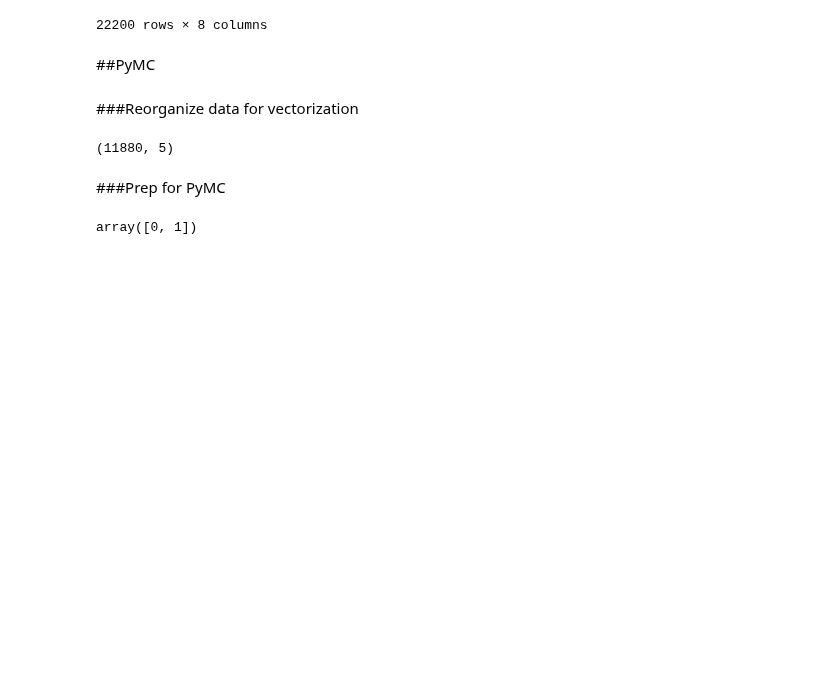
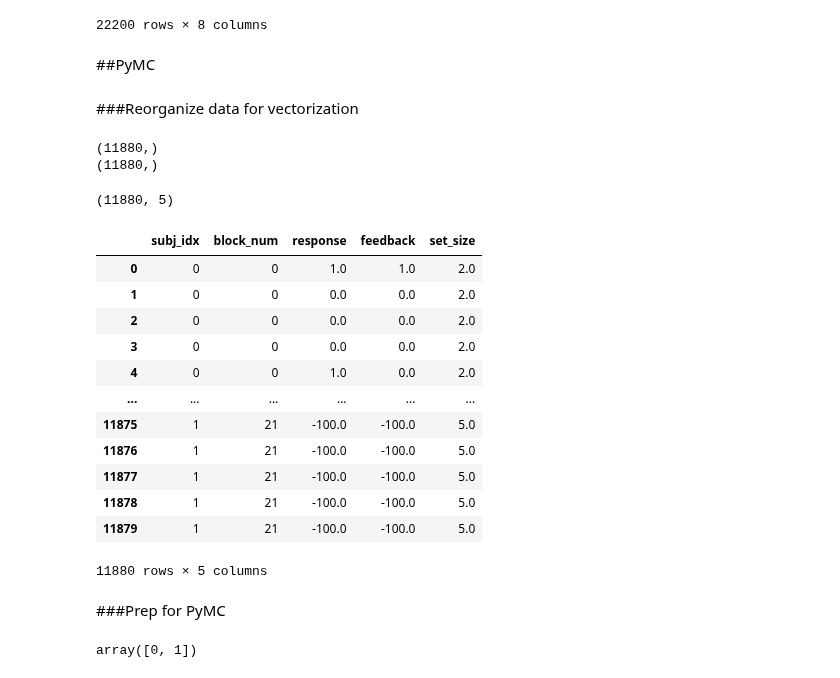
Before and after one commit to TheLemonPig/RL-SSM, a Jupyter notebook: rlwm_testing.ipynb, the cells around one changed output. Cells and saved outputs as stored; diff of their text form; code cells hidden in the pictures; blank space fills up the shorter version.

```diff
--- a/rlwm_testing.ipynb
+++ b/rlwm_testing.ipynb
@@ -589,12 +589,14 @@ n_participants = df['subj_idx'].max() + 1
 n_choices = int(df['response'].max()) + 1
 n_blocks = int(df['block_num'].max()) + 1
 
-shape = (max_trials, n_participants, n_choices, n_blocks)
-choices = np.ones(shape) * -1
-rewards = np.ones(shape) * -1
-set_sizes = np.ones(shape) * np.inf # setting to np.inf to enforce that no padding
-subj_idxs = np.tile(np.arange(n_participants),[max_trials, n_choices, n_blocks]).flatten()
-block_nums = np.repeat(np.arange(n_participants), repeats=max_trials*n_choices*n_blocks).flatten()
+shape = (n_participants, n_blocks, max_trials, n_choices)
+choices = np.ones(shape) * -100
+rewards = np.ones(shape) * -100
+set_sizes = np.repeat(np.array(df.groupby(['subj_idx','block_num']).mean()['set_size']),repeats=max_trials*n_choices).flatten()
+print(set_sizes.shape)
+print(rewards.flatten().shape)
+subj_idxs = np.repeat(np.arange(n_participants),max_trials*n_choices*n_blocks).flatten()
+block_nums = np.tile(np.repeat(np.arange(n_blocks), repeats=max_trials*n_choices),n_participants).flatten()
 
 for subj_idx in df['subj_idx'].unique():
     for block_num in df['block_num'].unique():
@@ -603,25 +605,40 @@ for subj_idx in df['subj_idx'].unique():
         n_trials = subj_block_data.shape[0]
         subj_block_choices = subj_block_data['response'].to_numpy(dtype=np.int32)
         subj_block_rewards = subj_block_data['feedback'].to_numpy(dtype=np.float32)
-        subj_block_set_size = subj_block_data['set_size'].unique()[0]
 
         subj_block_choices = np.eye(n_choices)[subj_block_choices]
         subj_block_rewards = subj_block_rewards.reshape((n_trials, 1)).repeat(n_choices, axis=1)
-        subj_block_set_size = subj_block_set_size.repeat(max_trials*n_choices).reshape((max_trials, n_choices))
 
-        choices[:n_trials, subj_idx, :, int(block_num)] = subj_block_choices
-        rewards[:n_trials, subj_idx, :, int(block_num)] = subj_block_choices * subj_block_rewards
-        set_sizes[:max_trials, subj_idx, :, int(block_num)] = subj_block_set_size
+        choices[subj_idx, int(block_num), :n_trials, :] = subj_block_choices
+        rewards[subj_idx, int(block_num), :n_trials, :] = subj_block_choices * subj_block_rewards
 
 padded_ohe_df = pd.DataFrame(data={'subj_idx': subj_idxs,
                                'block_num': block_nums,
                                'response': choices.flatten(),
                                'feedback': rewards.flatten(),
-                               'set_size': set_sizes.flatten(),
-                               }).sort_values(['subj_idx', 'block_num']).reset_index().drop(columns=['index'])
+                               'set_size': set_sizes,
+                               })
 padded_ohe_df.shape
 # %% [output]
-(11880, 5)
+(11880,)
+(11880,)
+(11880, 5)
+# %%
+padded_ohe_df
+# %% [output]
+|  | subj_idx | block_num | response | feedback | set_size |
+| 0 | 0 | 0 | 1.0 | 1.0 | 2.0 |
+| 1 | 0 | 0 | 0.0 | 0.0 | 2.0 |
+| 2 | 0 | 0 | 0.0 | 0.0 | 2.0 |
+| 3 | 0 | 0 | 0.0 | 0.0 | 2.0 |
+| 4 | 0 | 0 | 1.0 | 0.0 | 2.0 |
+| ... | ... | ... | ... | ... | ... |
+| 11875 | 1 | 21 | -100.0 | -100.0 | 5.0 |
+| 11876 | 1 | 21 | -100.0 | -100.0 | 5.0 |
+| 11877 | 1 | 21 | -100.0 | -100.0 | 5.0 |
+| 11878 | 1 | 21 | -100.0 | -100.0 | 5.0 |
+| 11879 | 1 | 21 | -100.0 | -100.0 | 5.0 |
+11880 rows × 5 columns
 # %%
 # sanity check - are subject ids correctly ordered?
 # padded_ohe_df['subj_idx'][5939:]
```
Also changed, not shown: parts of 4 cells of this notebook.
